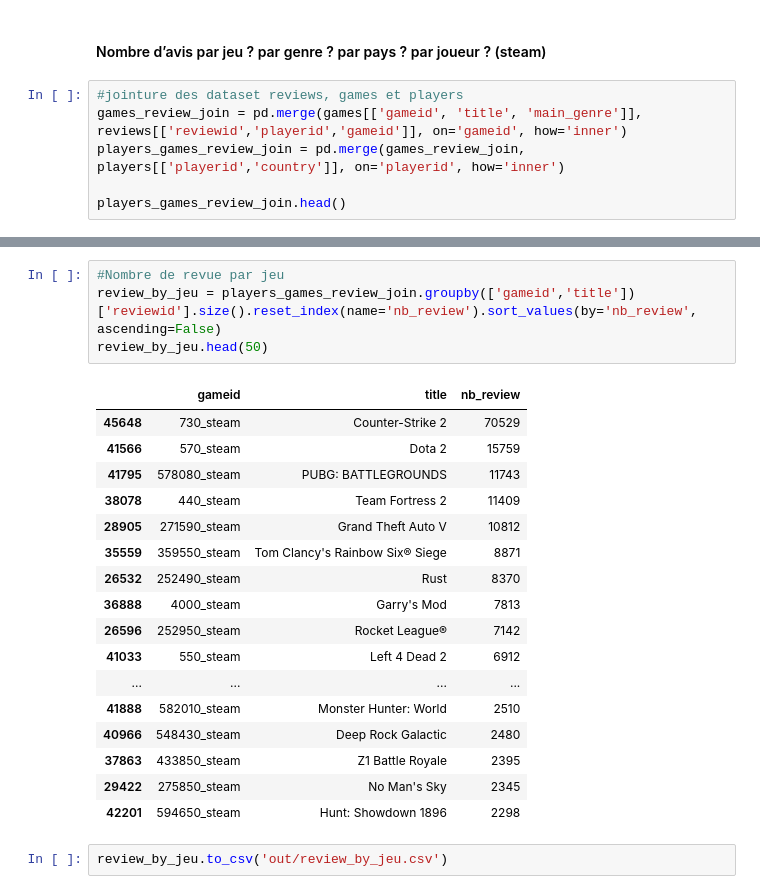
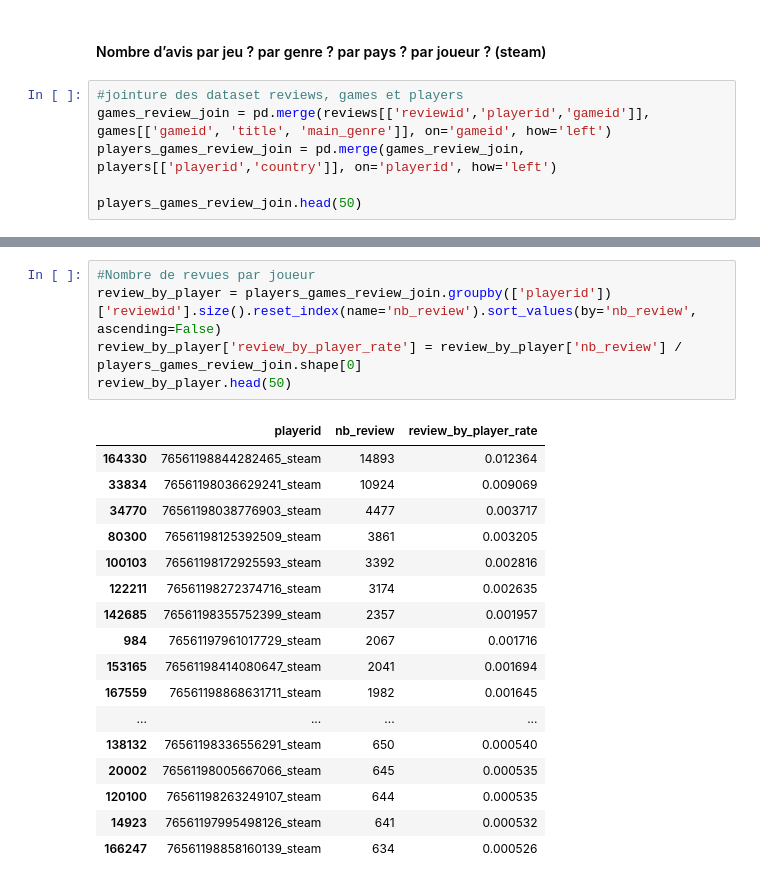
Before and after one commit to isanyams/projet-jeux-video, a Jupyter notebook: projet_jeux_videos_final.ipynb, the cells around one changed output, grey strips where cells are left out. Saved outputs shown, nothing was run; the diff lists cells and outputs as text.

```diff
--- a/projet_jeux_videos_final.ipynb
+++ b/projet_jeux_videos_final.ipynb
@@ -912,8 +1131,8 @@ price_brouhgt_by_player.to_csv('out/price_brouhgt_by_player_mean.csv')
 #### Nombre d’avis par jeu ? par genre ? par pays ? par joueur ? (steam)
 # %%
 #jointure des dataset reviews, games et players
-games_review_join = pd.merge(games[['gameid', 'title', 'main_genre']], reviews[['reviewid','playerid','gameid']], on='gameid', how='inner')
-players_games_review_join = pd.merge(games_review_join, players[['playerid','country']], on='playerid', how='inner')
+games_review_join = pd.merge(reviews[['reviewid','playerid','gameid']], games[['gameid', 'title', 'main_genre']], on='gameid', how='left')
+players_games_review_join = pd.merge(games_review_join, players[['playerid','country']], on='playerid', how='left')
 
-players_games_review_join.head()
+players_games_review_join.head(50)
 # %% [output]
@@ -950,24 +1249,23 @@ review_by_genre.to_csv('out/review_by_genre.csv')
 # %%
-#Nombre de revue par jeu
-review_by_jeu = players_games_review_join.groupby(['gameid','title'])['reviewid'].size().reset_index(name='nb_review').sort_values(by='nb_review', ascending=False)
-review_by_jeu.head(50)
+#Nombre de revues par joueur
+review_by_player = players_games_review_join.groupby(['playerid'])['reviewid'].size().reset_index(name='nb_review').sort_values(by='nb_review', ascending=False)
+review_by_player['review_by_player_rate'] = review_by_player['nb_review'] / players_games_review_join.shape[0]
+review_by_player.head(50)
 # %% [output]
-|  | gameid | title | nb_review |
-| 45648 | 730_steam | Counter-Strike 2 | 70529 |
-| 41566 | 570_steam | Dota 2 | 15759 |
-| 41795 | 578080_steam | PUBG: BATTLEGROUNDS | 11743 |
-| 38078 | 440_steam | Team Fortress 2 | 11409 |
-| 28905 | 271590_steam | Grand Theft Auto V | 10812 |
-| 35559 | 359550_steam | Tom Clancy's Rainbow Six® Siege | 8871 |
-| 26532 | 252490_steam | Rust | 8370 |
-| 36888 | 4000_steam | Garry's Mod | 7813 |
-| 26596 | 252950_steam | Rocket League® | 7142 |
-| 41033 | 550_steam | Left 4 Dead 2 | 6912 |
+|  | playerid | nb_review | review_by_player_rate |
+| 164330 | 76561198844282465_steam | 14893 | 0.012364 |
+| 33834 | 76561198036629241_steam | 10924 | 0.009069 |
+| 34770 | 76561198038776903_steam | 4477 | 0.003717 |
+| 80300 | 76561198125392509_steam | 3861 | 0.003205 |
+| 100103 | 76561198172925593_steam | 3392 | 0.002816 |
+| 122211 | 76561198272374716_steam | 3174 | 0.002635 |
+| 142685 | 76561198355752399_steam | 2357 | 0.001957 |
+| 984 | 76561197961017729_steam | 2067 | 0.001716 |
+| 153165 | 76561198414080647_steam | 2041 | 0.001694 |
+| 167559 | 76561198868631711_steam | 1982 | 0.001645 |
 | ... | ... | ... | ... |
-| 41888 | 582010_steam | Monster Hunter: World | 2510 |
-| 40966 | 548430_steam | Deep Rock Galactic | 2480 |
-| 37863 | 433850_steam | Z1 Battle Royale | 2395 |
-| 29422 | 275850_steam | No Man's Sky | 2345 |
-| 42201 | 594650_steam | Hunt: Showdown 1896 | 2298 |
+| 138132 | 76561198336556291_steam | 650 | 0.000540 |
+| 20002 | 76561198005667066_steam | 645 | 0.000535 |
+| 120100 | 76561198263249107_steam | 644 | 0.000535 |
+| 14923 | 76561197995498126_steam | 641 | 0.000532 |
+| 166247 | 76561198858160139_steam | 634 | 0.000526 |
-# %%
-review_by_jeu.to_csv('out/review_by_jeu.csv')
```
Also changed, not shown: parts of 61 cells of this notebook.
